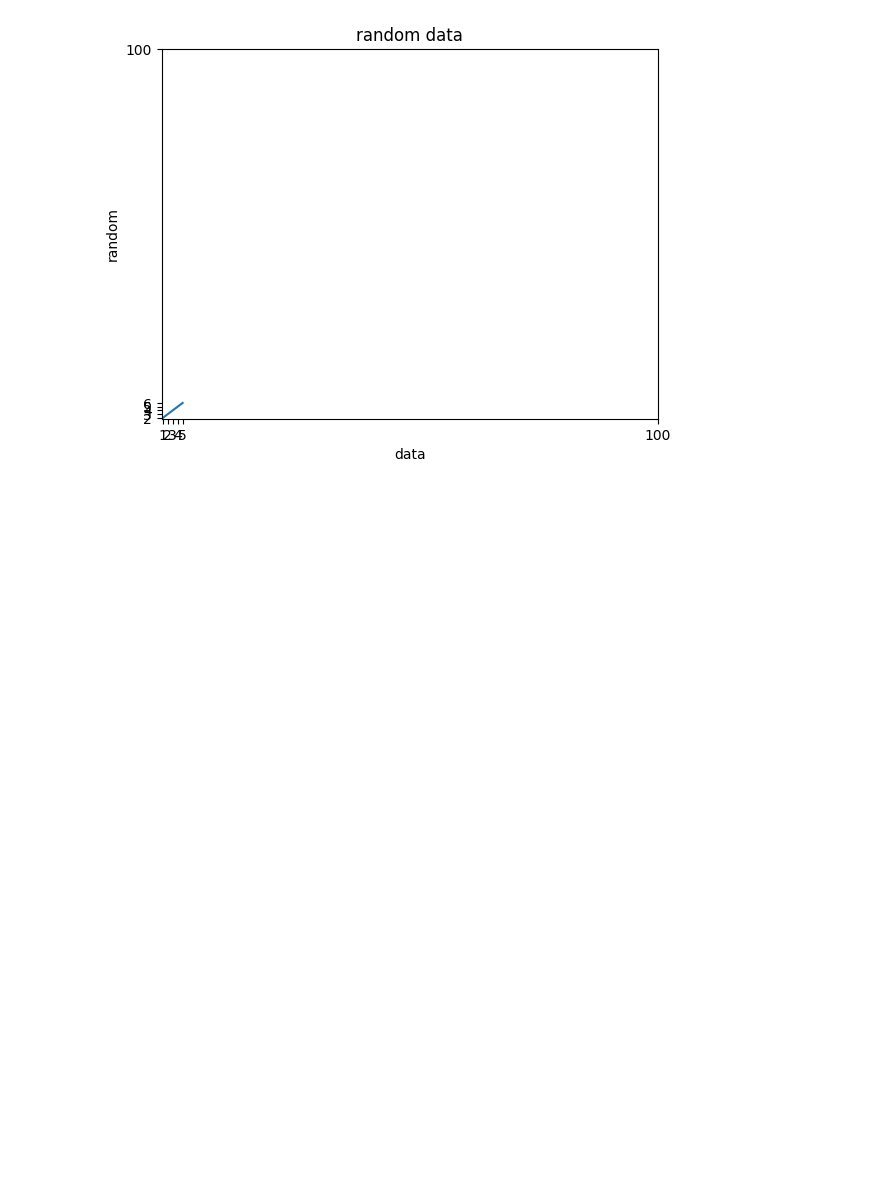
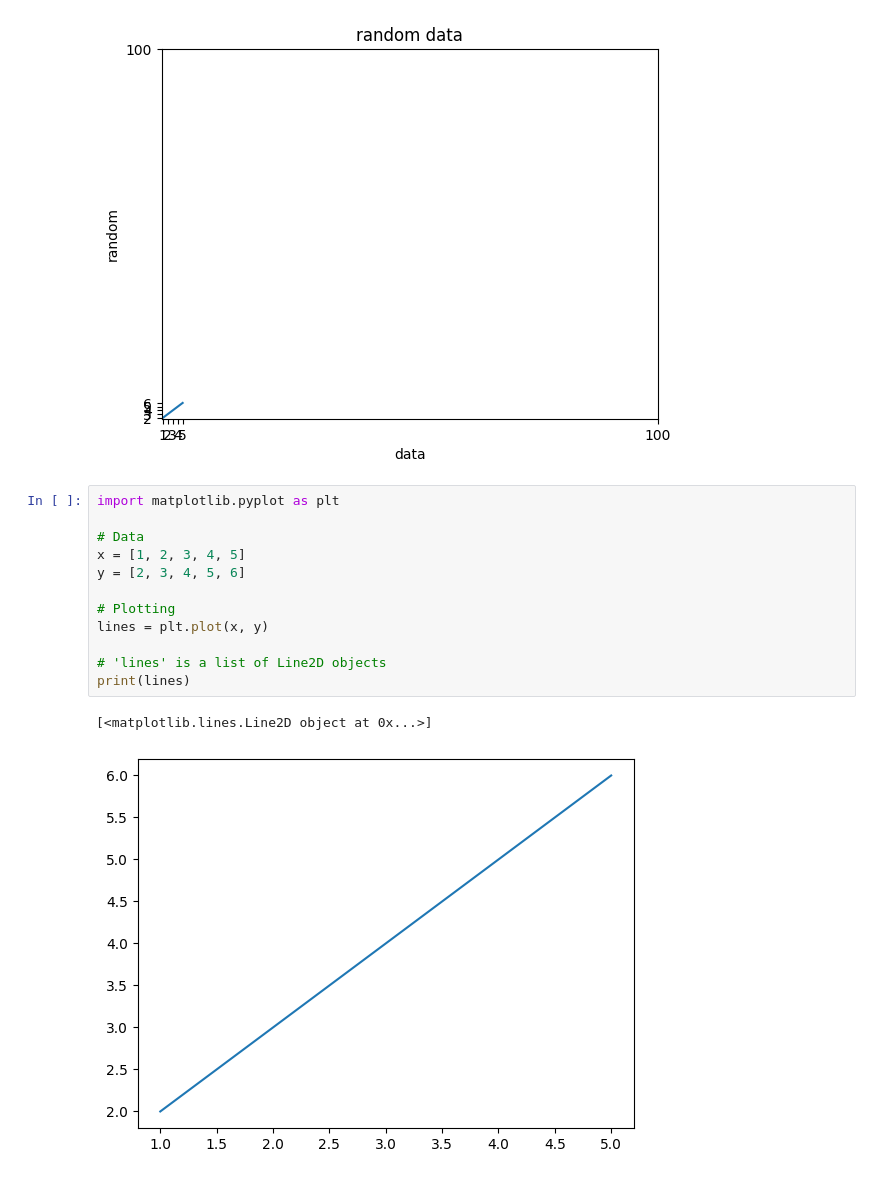
Before and after one commit to slayerrr12/PythonSage, a Jupyter notebook: BasicMatplotLib/BasicMatplotLib.ipynb, the cells around one changed output. Cells and saved outputs as stored; diff of their text form; blank space fills up the shorter version.

```diff
--- a/BasicMatplotLib/BasicMatplotLib.ipynb
+++ b/BasicMatplotLib/BasicMatplotLib.ipynb
@@ -35,3 +35,18 @@ plt.yticks([2, 3, 4, 5, 6,100])
 plt.show()
 # %% [output]
 [figure]
+# %%
+import matplotlib.pyplot as plt
+
+# Data
+x = [1, 2, 3, 4, 5]
+y = [2, 3, 4, 5, 6]
+
+# Plotting
+lines = plt.plot(x, y)
+
+# 'lines' is a list of Line2D objects
+print(lines)
+# %% [output]
+[<matplotlib.lines.Line2D object at 0x...>]
+[figure, added]
```
